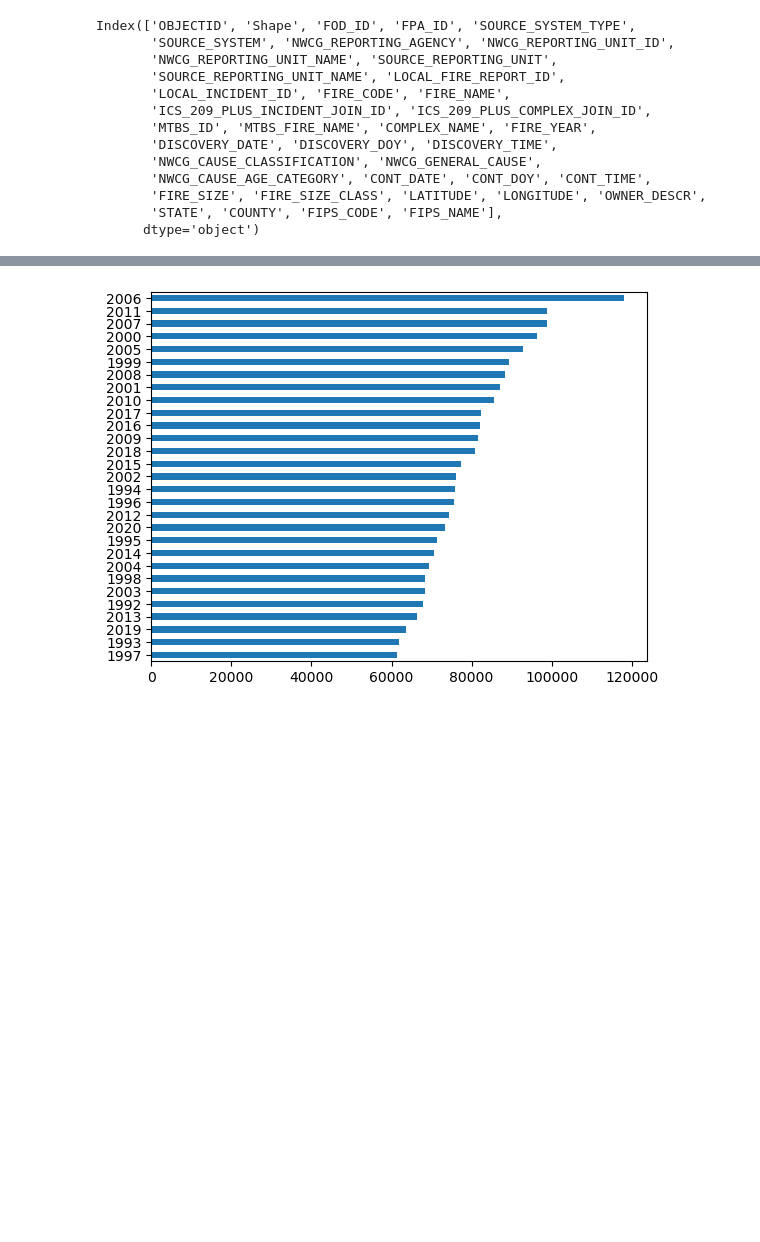
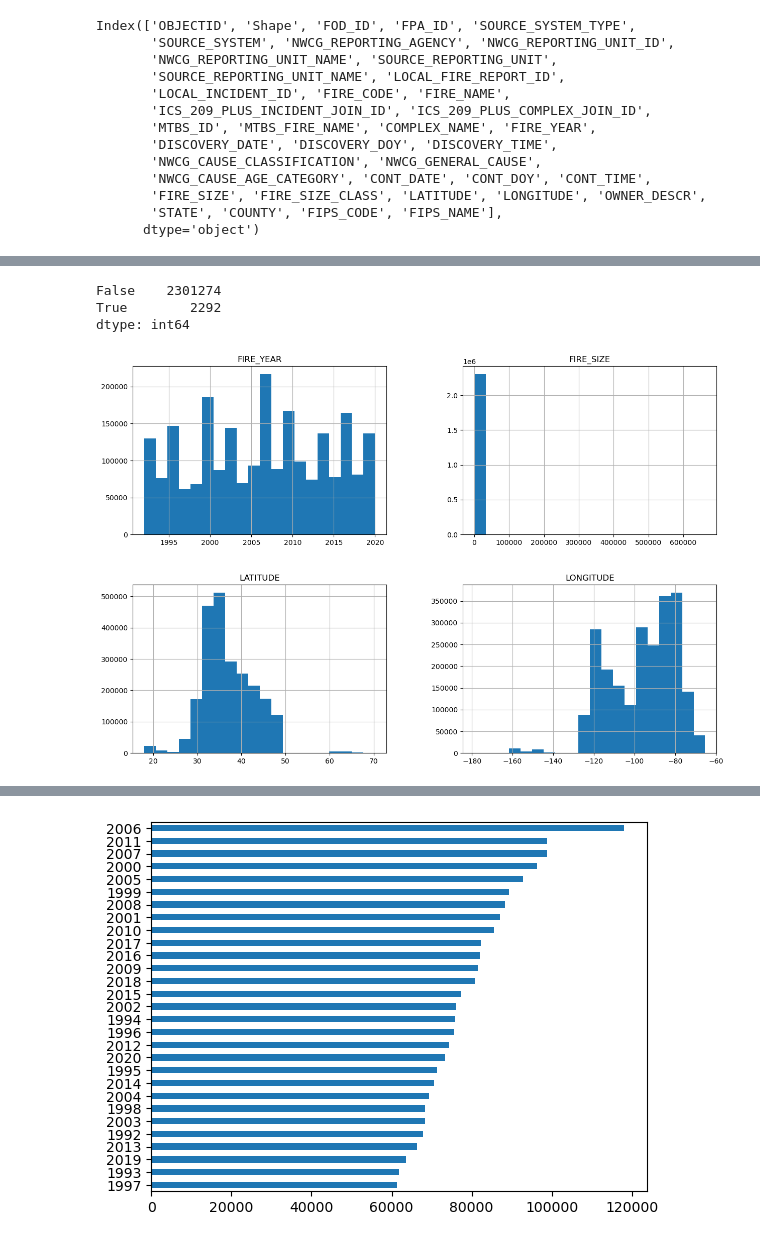
Before and after one commit to clovestad/Wild_fires, a Jupyter notebook: wildfires.ipynb, the cells around one changed output, grey strips where cells are left out. Drawn from its saved outputs; the diff is of its cells as text; code cells hidden in the pictures; blank space fills up the shorter version.

```diff
--- a/wildfires.ipynb
+++ b/wildfires.ipynb
@@ -65,0 +83,12 @@ df.head()
+# %%
+df.duplicated().value_counts()
+# %% [output]
+False    2301274
+True        2292
+dtype: int64
+# %%
+numeric_cols = df.select_dtypes(include=np.number).columns
+df[numeric_cols].hist(bins=20, figsize=(15, 10))
+plt.show()
+# %% [output]
+[figure, added]
```
Also changed, not shown: parts of 5 cells of this notebook.
